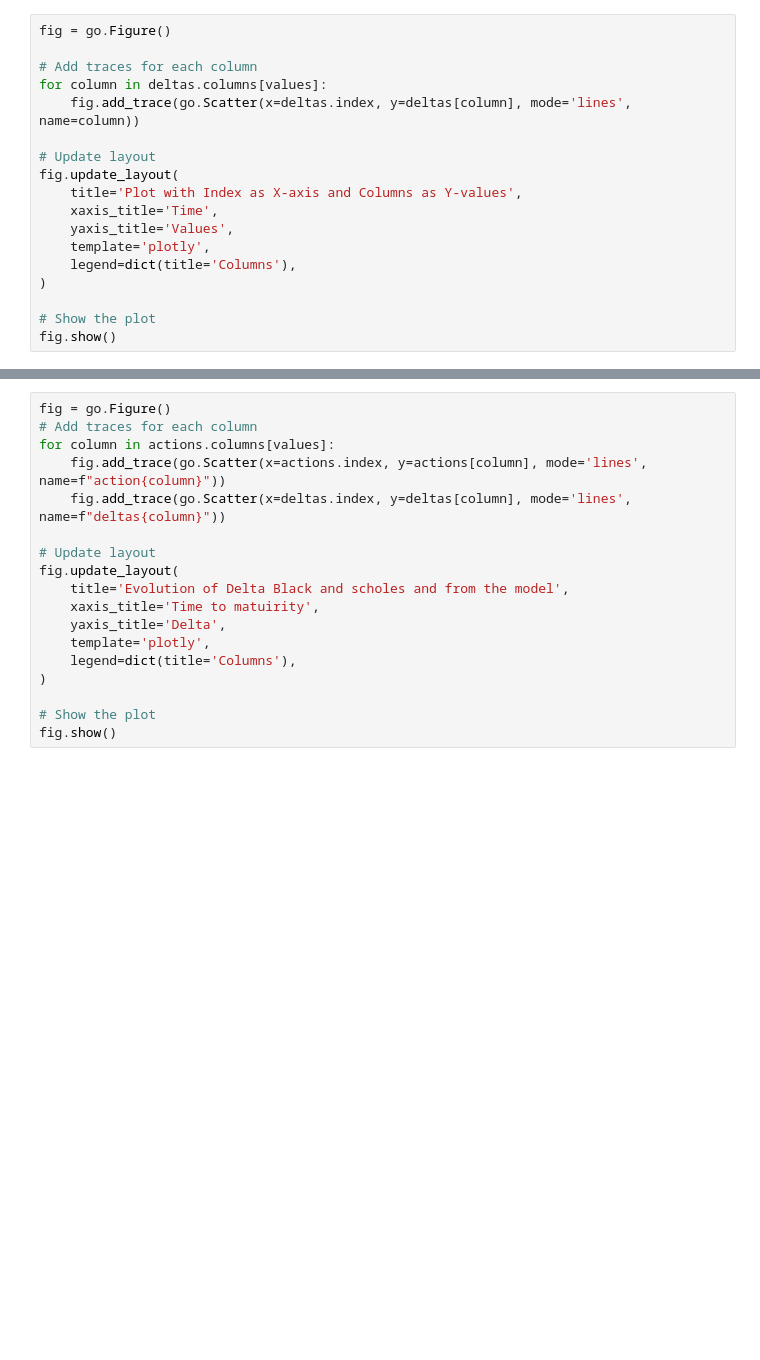
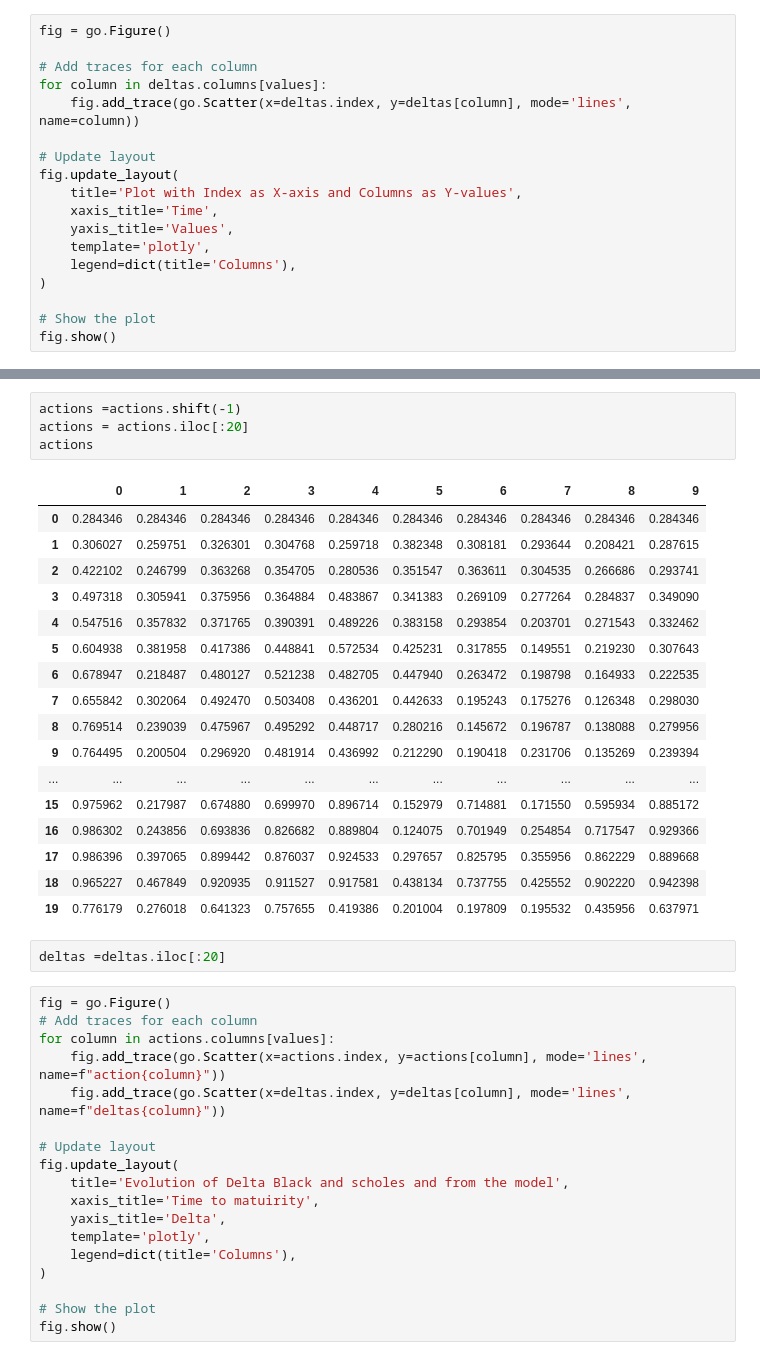
Before and after one commit to Antoinebattini/Deep_hedging_research, a Jupyter notebook: Deep_Hedging/Deep_hedging_Hull/PnL_Approach.ipynb, the cells around one changed output, grey strips where cells are left out. Cells and saved outputs as stored; diff of their text form; blank space fills up the shorter version.

```diff
--- a/Deep_Hedging/Deep_hedging_Hull/PnL_Approach.ipynb
+++ b/Deep_Hedging/Deep_hedging_Hull/PnL_Approach.ipynb
@@ -1108,3 +1131,27 @@ actions =actions.T
+# %%
+actions =actions.shift(-1)
+actions = actions.iloc[:20]
+actions
+# %% [output]
+|  | 0 | 1 | 2 | 3 | 4 | 5 | 6 | 7 | 8 | 9 |
+| 0 | 0.284346 | 0.284346 | 0.284346 | 0.284346 | 0.284346 | 0.284346 | 0.284346 | 0.284346 | 0.284346 | 0.284346 |
+| 1 | 0.306027 | 0.259751 | 0.326301 | 0.304768 | 0.259718 | 0.382348 | 0.308181 | 0.293644 | 0.208421 | 0.287615 |
+| 2 | 0.422102 | 0.246799 | 0.363268 | 0.354705 | 0.280536 | 0.351547 | 0.363611 | 0.304535 | 0.266686 | 0.293741 |
+| 3 | 0.497318 | 0.305941 | 0.375956 | 0.364884 | 0.483867 | 0.341383 | 0.269109 | 0.277264 | 0.284837 | 0.349090 |
+| 4 | 0.547516 | 0.357832 | 0.371765 | 0.390391 | 0.489226 | 0.383158 | 0.293854 | 0.203701 | 0.271543 | 0.332462 |
+| 5 | 0.604938 | 0.381958 | 0.417386 | 0.448841 | 0.572534 | 0.425231 | 0.317855 | 0.149551 | 0.219230 | 0.307643 |
+| 6 | 0.678947 | 0.218487 | 0.480127 | 0.521238 | 0.482705 | 0.447940 | 0.263472 | 0.198798 | 0.164933 | 0.222535 |
+| 7 | 0.655842 | 0.302064 | 0.492470 | 0.503408 | 0.436201 | 0.442633 | 0.195243 | 0.175276 | 0.126348 | 0.298030 |
+| 8 | 0.769514 | 0.239039 | 0.475967 | 0.495292 | 0.448717 | 0.280216 | 0.145672 | 0.196787 | 0.138088 | 0.279956 |
+| 9 | 0.764495 | 0.200504 | 0.296920 | 0.481914 | 0.436992 | 0.212290 | 0.190418 | 0.231706 | 0.135269 | 0.239394 |
+| ... | ... | ... | ... | ... | ... | ... | ... | ... | ... | ... |
+| 15 | 0.975962 | 0.217987 | 0.674880 | 0.699970 | 0.896714 | 0.152979 | 0.714881 | 0.171550 | 0.595934 | 0.885172 |
+| 16 | 0.986302 | 0.243856 | 0.693836 | 0.826682 | 0.889804 | 0.124075 | 0.701949 | 0.254854 | 0.717547 | 0.929366 |
+| 17 | 0.986396 | 0.397065 | 0.899442 | 0.876037 | 0.924533 | 0.297657 | 0.825795 | 0.355956 | 0.862229 | 0.889668 |
+| 18 | 0.965227 | 0.467849 | 0.920935 | 0.911527 | 0.917581 | 0.438134 | 0.737755 | 0.425552 | 0.902220 | 0.942398 |
+| 19 | 0.776179 | 0.276018 | 0.641323 | 0.757655 | 0.419386 | 0.201004 | 0.197809 | 0.195532 | 0.435956 | 0.637971 |
+# %%
+deltas =deltas.iloc[:20]
 # %%
 fig = go.Figure()
 # Add traces for each column
```
Also changed, not shown: parts of 8 cells of this notebook, 1 other file.
